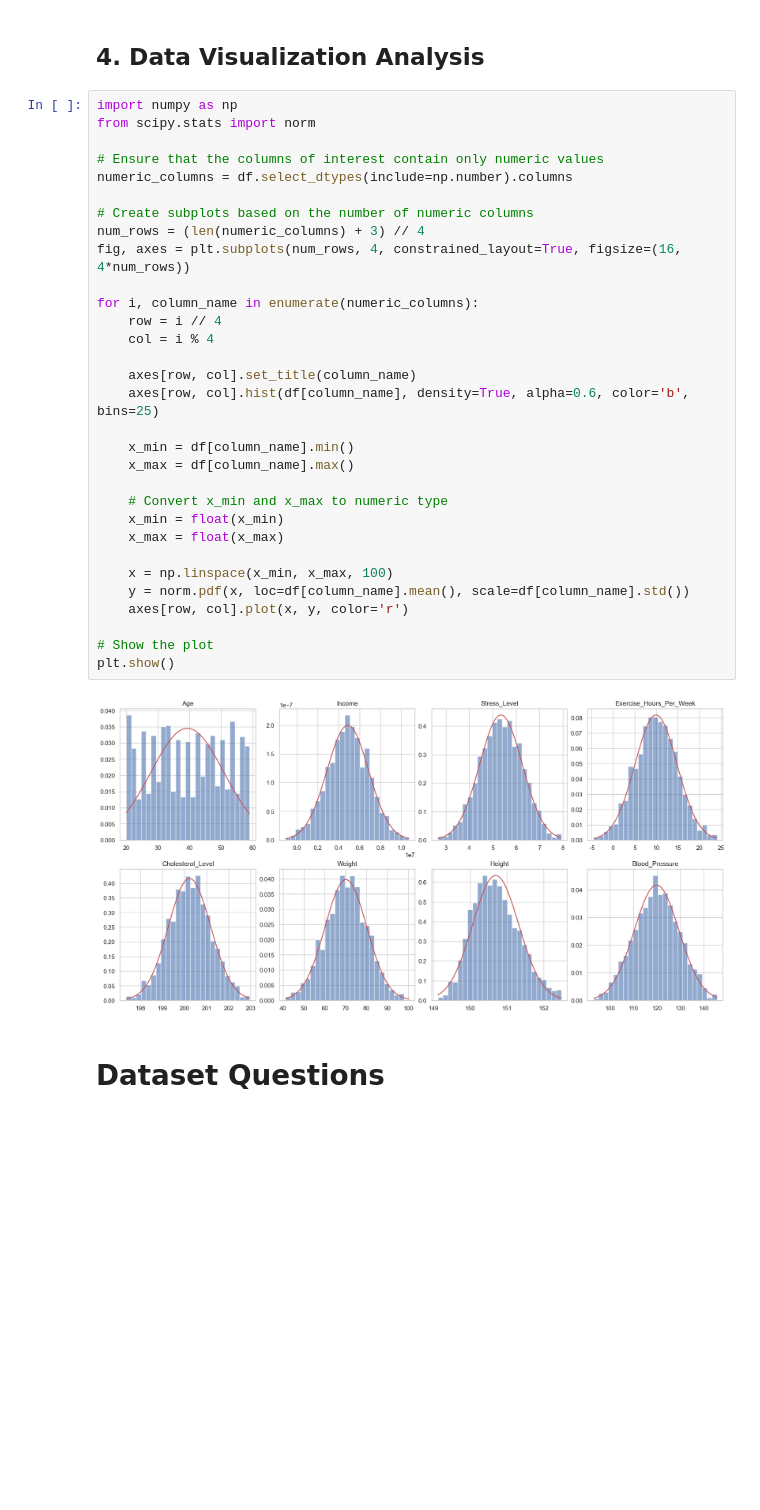
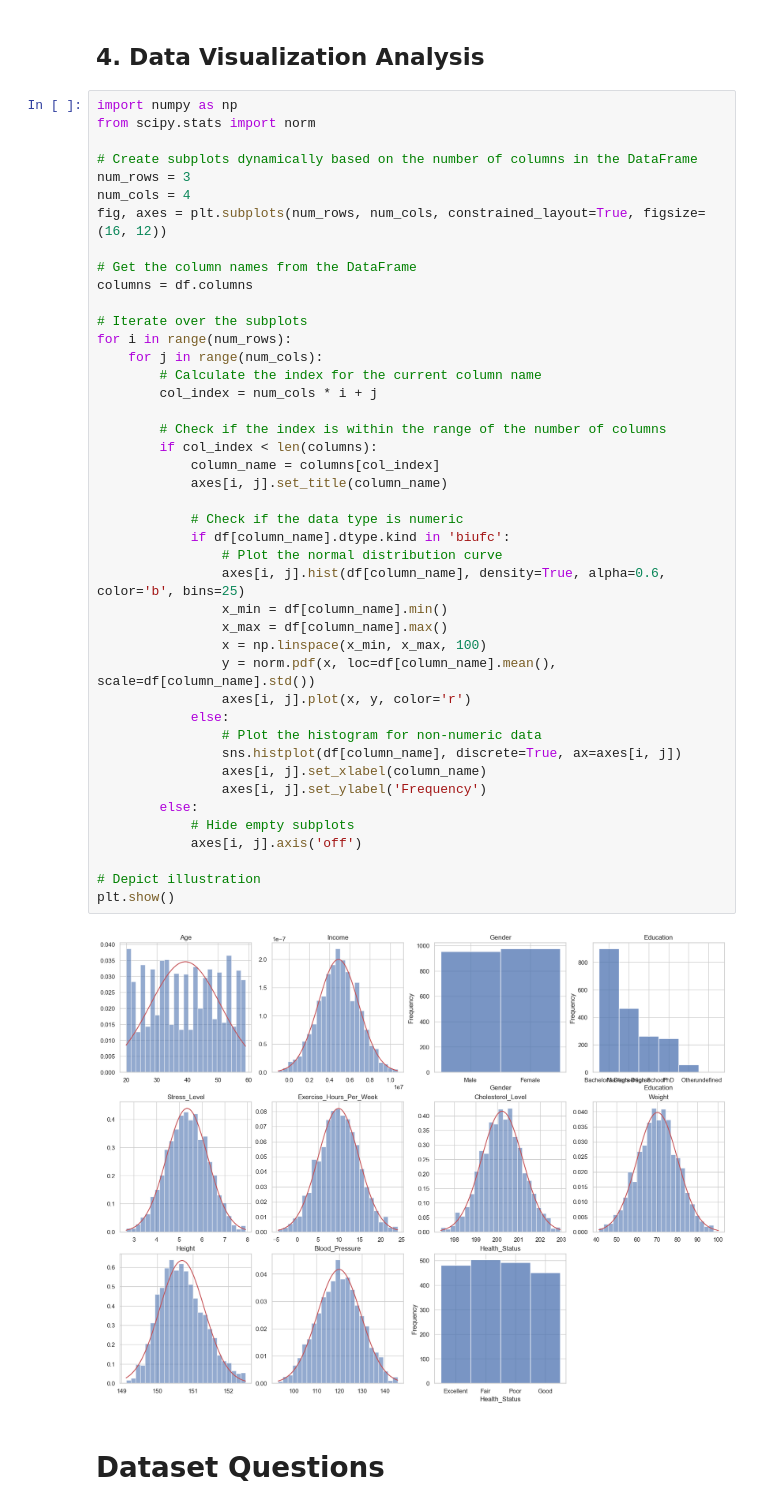
Before and after one commit to salsbiila/K02-IF2220-13522060-13522062, a Jupyter notebook: Health.ipynb, the cells around one changed output. Saved outputs shown, nothing was run; the diff lists cells and outputs as text; blank space fills up the shorter version.

Commit message:
feat: add visualization for non numerical values and q4 answer

```diff
--- a/Health.ipynb
+++ b/Health.ipynb
@@ -819,36 +821,48 @@ Histogram 'Age' menunjukkan skewness nega
 # %%
 import numpy as np
 from scipy.stats import norm
 
-# Ensure that the columns of interest contain only numeric values
-numeric_columns = df.select_dtypes(include=np.number).columns
+# Create subplots dynamically based on the number of columns in the DataFrame
+num_rows = 3
+num_cols = 4
+fig, axes = plt.subplots(num_rows, num_cols, constrained_layout=True, figsize=(16, 12))
 
-# Create subplots based on the number of numeric columns
-num_rows = (len(numeric_columns) + 3) // 4
-fig, axes = plt.subplots(num_rows, 4, constrained_layout=True, figsize=(16, 4*num_rows))
+# Get the column names from the DataFrame
+columns = df.columns
 
-for i, column_name in enumerate(numeric_columns):
-    row = i // 4
-    col = i % 4
+# Iterate over the subplots
+for i in range(num_rows):
+    for j in range(num_cols):
+        # Calculate the index for the current column name
+        col_index = num_cols * i + j
 
-    axes[row, col].set_title(column_name)
-    axes[row, col].hist(df[column_name], density=True, alpha=0.6, color='b', bins=25)
+        # Check if the index is within the range of the number of columns
+        if col_index < len(columns):
+            column_name = columns[col_index]
+            axes[i, j].set_title(column_name)
 
-    x_min = df[column_name].min()
-    x_max = df[column_name].max()
+            # Check if the data type is numeric
+            if df[column_name].dtype.kind in 'biufc':
+                # Plot the normal distribution curve
+                axes[i, j].hist(df[column_name], density=True, alpha=0.6, color='b', bins=25)
+                x_min = df[column_name].min()
+                x_max = df[column_name].max()
+                x = np.linspace(x_min, x_max, 100)
+                y = norm.pdf(x, loc=df[column_name].mean(), scale=df[column_name].std())
+                axes[i, j].plot(x, y, color='r')
+            else:
+                # Plot the histogram for non-numeric data
+                sns.histplot(df[column_name], discrete=True, ax=axes[i, j])
+                axes[i, j].set_xlabel(column_name)
+                axes[i, j].set_ylabel('Frequency')
+        else:
+            # Hide empty subplots
+            axes[i, j].axis('off')
 
-    # Convert x_min and x_max to numeric type
-    x_min = float(x_min)
-    x_max = float(x_max)
-
-    x = np.linspace(x_min, x_max, 100)
-    y = norm.pdf(x, loc=df[column_name].mean(), scale=df[column_name].std())
-    axes[row, col].plot(x, y, color='r')
-
-# Show the plot
+# Depict illustration
 plt.show()
 # %% [output]
-[figure, old version]
+[figure, new version]
 # %% [markdown]
 # Dataset Questions
 # %% [markdown]
```
Also changed, not shown: parts of 15 cells of this notebook.
